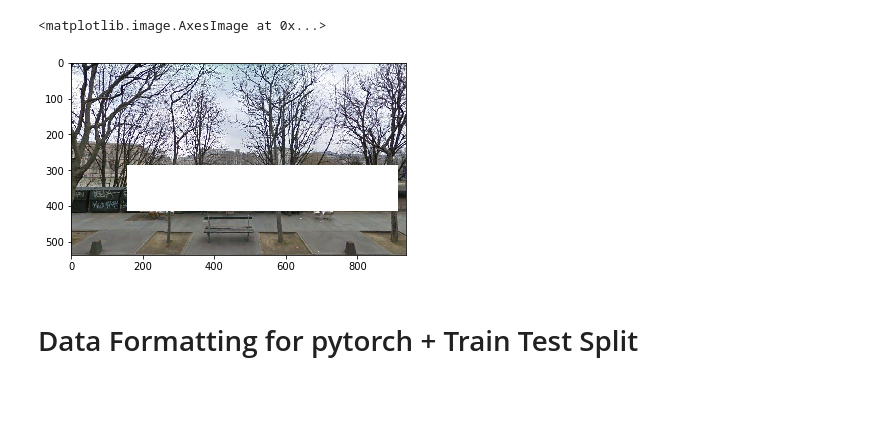
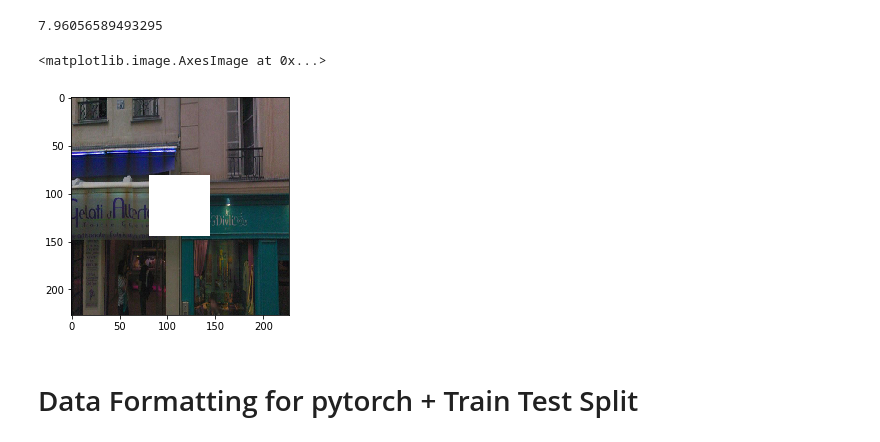
Before and after one commit to a92920/ProjectGAN, a Jupyter notebook: EDA_TRAIN.ipynb, the cells around one changed output. Saved outputs shown, nothing was run; the diff lists cells and outputs as text; code cells hidden in the pictures; blank space fills up the shorter version.

```diff
--- a/EDA_TRAIN.ipynb
+++ b/EDA_TRAIN.ipynb
@@ -9,14 +10,22 @@ from torch.utils.data import Dataset, DataLoader
 # %%
 img_list = glob.glob("paris_train_original.nosync/*.JPG")
 # %%
-images = []
-for i in img_list:
-    pil_img = Image.open(i).convert('RGB')
-    pil_img = np.array(pil_img)
-    images.append(pil_img)
-
-images = np.array(images)
-images.shape
+def get_imgs(loc ,ext ,to_file = 0):
+    loc = glob.glob(f"{loc}/*.{ext}")[:100]
+    images = []
+    for img_loc in loc:
+        pil_img = Image.open(img_loc)
+        pil_img.draft('RGB',(227,227))
+        pil_img = pil_img.resize((227,227))
+        images.append(np.asarray(pil_img))
+    images = np.array(images)
+    return images
+# %%
+train_loc = "paris_train_original.nosync"
+images = get_imgs(train_loc,'JPG')
+
+test_loc = "paris_eval.nosync/paris_eval_gt"
+test_images = get_imgs(test_loc,'png')
 # %%
 upper = [np.random.randint(0,537), np.random.randint(0,936)]
 lower = [np.random.randint(upper[0],537), np.random.randint(upper[1],936)]
@@ -25,5 +43,20 @@ images[0][upper[0]:lower[0],upper[1]:lower[1]] = 255
+# %%
+# TO FIX
+# overlaps
+# not exactly 25%
+# Squares can differ in sizes
+def cover_percentage(img,cover):
+    img = img.copy()
+    shape = img.shape
+    corner = [(shape[0]-cover[0])//2,(shape[1]-cover[1])//2]
+    img[corner[0]:cover[0]+corner[0],corner[1]:cover[1]+corner[1]] = 255
+    img_perc_covered = img.flatten()
+    img_perc_covered = np.count_nonzero( img_perc_covered == 255) / img_perc_covered.shape[0]
+    print(img_perc_covered*100)
+    return img
 # %%
-plt.imshow(images[0])
+plt.imshow(cover_percentage(images[22],(64,64)))
 # %% [output]
-<matplotlib.image.AxesImage at 0x...>
+7.96056589493295
+<matplotlib.image.AxesImage at 0x...>
-[figure, old version]
+[figure, new version]
```
Also changed, not shown: parts of 24 cells of this notebook, 3 other files.
